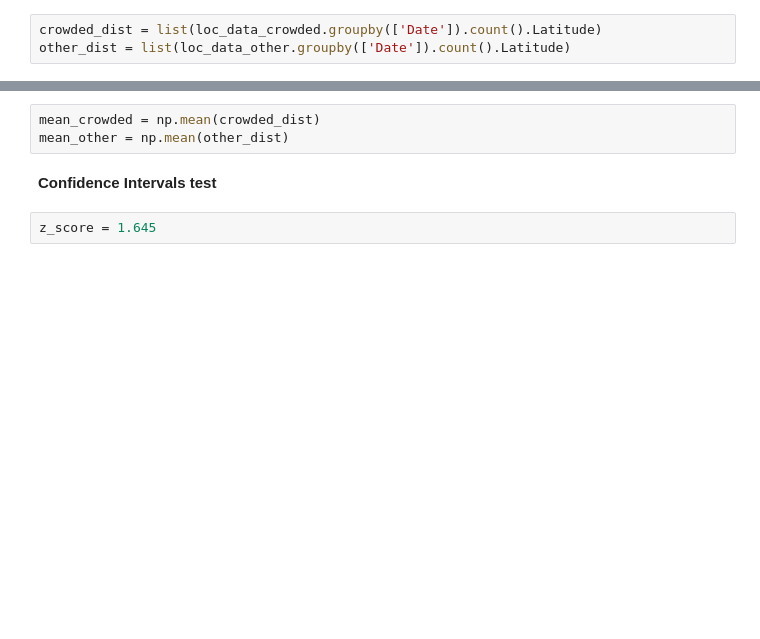
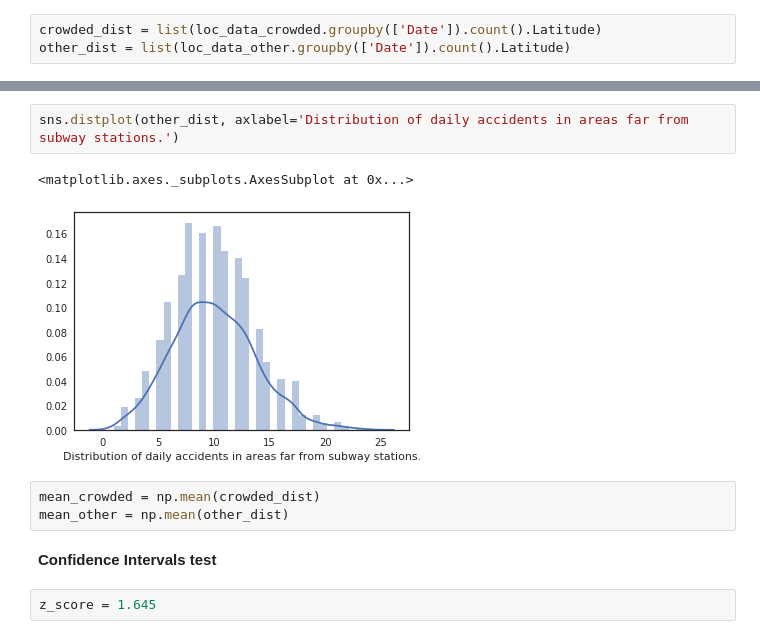
Before and after one commit to tyagi-iiitv/CSE544, a Jupyter notebook: Subway analysis.ipynb, the cells around one changed output, grey strips where cells are left out. Saved outputs shown, nothing was run; the diff lists cells and outputs as text; blank space fills up the shorter version.

```diff
--- a/Subway analysis.ipynb
+++ b/Subway analysis.ipynb
@@ -79,3 +74,8 @@ sns.distplot(other_dist)
+# %%
+sns.distplot(other_dist, axlabel='Distribution of daily accidents in areas far from subway stations.')
+# %% [output]
+<matplotlib.axes._subplots.AxesSubplot at 0x...>
+[figure, added]
 # %%
 mean_crowded = np.mean(crowded_dist)
 mean_other = np.mean(other_dist)
```
Also changed, not shown: parts of 11 cells of this notebook.
